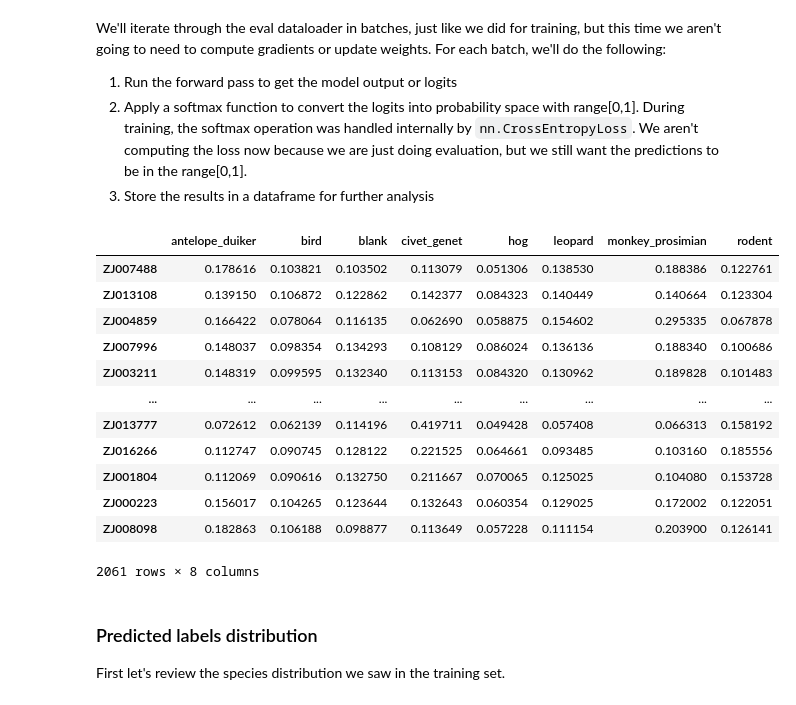
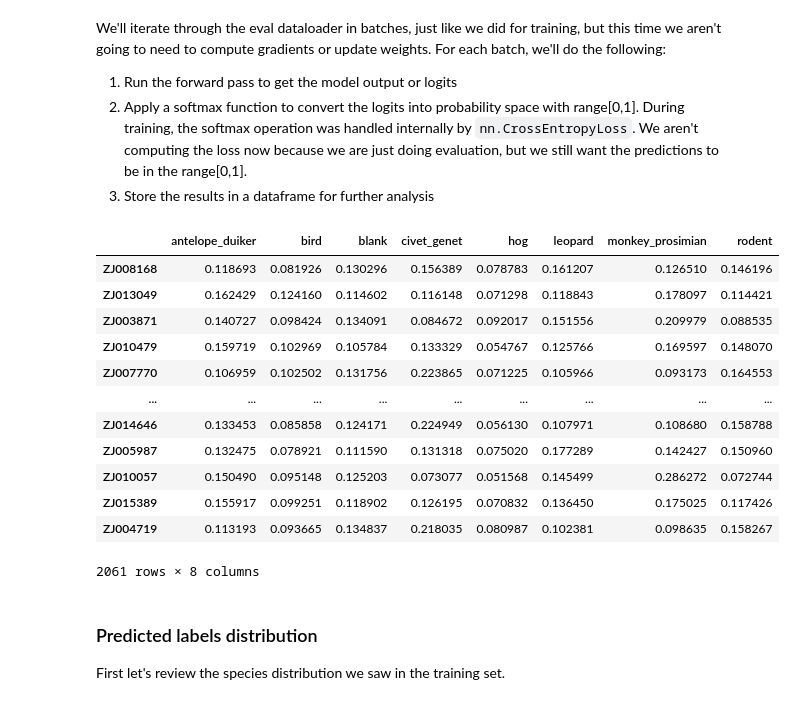
Before and after one commit to xevaballx/wildlife, a Jupyter notebook: wildlife_benchmark.ipynb, the cells around one changed output. Cells and saved outputs as stored; diff of their text form; code cells hidden in the pictures.

```diff
--- a/wildlife_benchmark.ipynb
+++ b/wildlife_benchmark.ipynb
@@ -506,7 +508,7 @@ torch.save(final_checkpoint, "/content/drive/My Drive/Deep_Learning_Project/mode
 So far, not so bad. We've shown an improvement in the loss on the training set, but that tells us little about how our model will do on new data. Let's reload our saved model and try generating some predictions on the evaluation split we created earlier.
 # %%
 # Update the path to match the location in Google Drive
-loaded_model = torch.load("/content/drive/My Drive/Deep_Learning_Project/models/benchmark_model.pth", weights_only=False)
+loaded_model = torch.load("/content/drive/My Drive/Deep_Learning_Project/models/benchmark_v1/benchmark_model.pth", weights_only=False)
 # %% [markdown]
 We create the eval dataset and dataloader just like we did earlier with the training dataset and dataloader:
 # %%
@@ -519,42 +521,43 @@ We'll iterate through the eval dataloader in batches, just like we did for train
 2. Apply a softmax function to convert the logits into probability space with range[0,1]. During training, the softmax operation was handled internally by `nn.CrossEntropyLoss`. We aren't computing the loss now because we are just doing evaluation, but we still want the predictions to be in the range[0,1].
 3. Store the results in a dataframe for further analysis
 # %%
+from torch import nn
 preds_collector = []
 
 # put the model in eval mode so we don't update any parameters
-model.eval()
+loaded_model.eval()
 
 # we aren't updating our weights so no need to calculate gradients
 with torch.no_grad():
     for batch in tqdm(eval_dataloader, total=len(eval_dataloader)):
         # 1) run the forward step
-        logits = model.forward(batch["image"])
+        logits = loaded_model.forward(batch["image"])
         # 2) apply softmax so that model outputs are in range [0,1]
         preds = nn.functional.softmax(logits, dim=1)
         # 3) store this batch's predictions in df
         # note that PyTorch Tensors need to first be detached from their computational graph before converting to numpy arrays
         preds_df = pd.DataFrame(
             preds.detach().numpy(),
             index=batch["image_id"],
             columns=species_labels,
         )
         preds_collector.append(preds_df)
 
 eval_preds_df = pd.concat(preds_collector)
 eval_preds_df
 # %% [output]
 |  | antelope_duiker | bird | blank | civet_genet | hog | leopard | monkey_prosimian | rodent |
-| ZJ007488 | 0.178616 | 0.103821 | 0.103502 | 0.113079 | 0.051306 | 0.138530 | 0.188386 | 0.122761 |
-| ZJ013108 | 0.139150 | 0.106872 | 0.122862 | 0.142377 | 0.084323 | 0.140449 | 0.140664 | 0.123304 |
-| ZJ004859 | 0.166422 | 0.078064 | 0.116135 | 0.062690 | 0.058875 | 0.154602 | 0.295335 | 0.067878 |
-| ZJ007996 | 0.148037 | 0.098354 | 0.134293 | 0.108129 | 0.086024 | 0.136136 | 0.188340 | 0.100686 |
-| ZJ003211 | 0.148319 | 0.099595 | 0.132340 | 0.113153 | 0.084320 | 0.130962 | 0.189828 | 0.101483 |
+| ZJ008168 | 0.118693 | 0.081926 | 0.130296 | 0.156389 | 0.078783 | 0.161207 | 0.126510 | 0.146196 |
+| ZJ013049 | 0.162429 | 0.124160 | 0.114602 | 0.116148 | 0.071298 | 0.118843 | 0.178097 | 0.114421 |
+| ZJ003871 | 0.140727 | 0.098424 | 0.134091 | 0.084672 | 0.092017 | 0.151556 | 0.209979 | 0.088535 |
+| ZJ010479 | 0.159719 | 0.102969 | 0.105784 | 0.133329 | 0.054767 | 0.125766 | 0.169597 | 0.148070 |
+| ZJ007770 | 0.106959 | 0.102502 | 0.131756 | 0.223865 | 0.071225 | 0.105966 | 0.093173 | 0.164553 |
 | ... | ... | ... | ... | ... | ... | ... | ... | ... |
-| ZJ013777 | 0.072612 | 0.062139 | 0.114196 | 0.419711 | 0.049428 | 0.057408 | 0.066313 | 0.158192 |
-| ZJ016266 | 0.112747 | 0.090745 | 0.128122 | 0.221525 | 0.064661 | 0.093485 | 0.103160 | 0.185556 |
-| ZJ001804 | 0.112069 | 0.090616 | 0.132750 | 0.211667 | 0.070065 | 0.125025 | 0.104080 | 0.153728 |
-| ZJ000223 | 0.156017 | 0.104265 | 0.123644 | 0.132643 | 0.060354 | 0.129025 | 0.172002 | 0.122051 |
-| ZJ008098 | 0.182863 | 0.106188 | 0.098877 | 0.113649 | 0.057228 | 0.111154 | 0.203900 | 0.126141 |
+| ZJ014646 | 0.133453 | 0.085858 | 0.124171 | 0.224949 | 0.056130 | 0.107971 | 0.108680 | 0.158788 |
+| ZJ005987 | 0.132475 | 0.078921 | 0.111590 | 0.131318 | 0.075020 | 0.177289 | 0.142427 | 0.150960 |
+| ZJ010057 | 0.150490 | 0.095148 | 0.125203 | 0.073077 | 0.051568 | 0.145499 | 0.286272 | 0.072744 |
+| ZJ015389 | 0.155917 | 0.099251 | 0.118902 | 0.126195 | 0.070832 | 0.136450 | 0.175025 | 0.117426 |
+| ZJ004719 | 0.113193 | 0.093665 | 0.134837 | 0.218035 | 0.080987 | 0.102381 | 0.098635 | 0.158267 |
 2061 rows × 8 columns
 # %% [markdown]
 ### Predicted labels distribution
```
Also changed, not shown: parts of 11 cells of this notebook.
